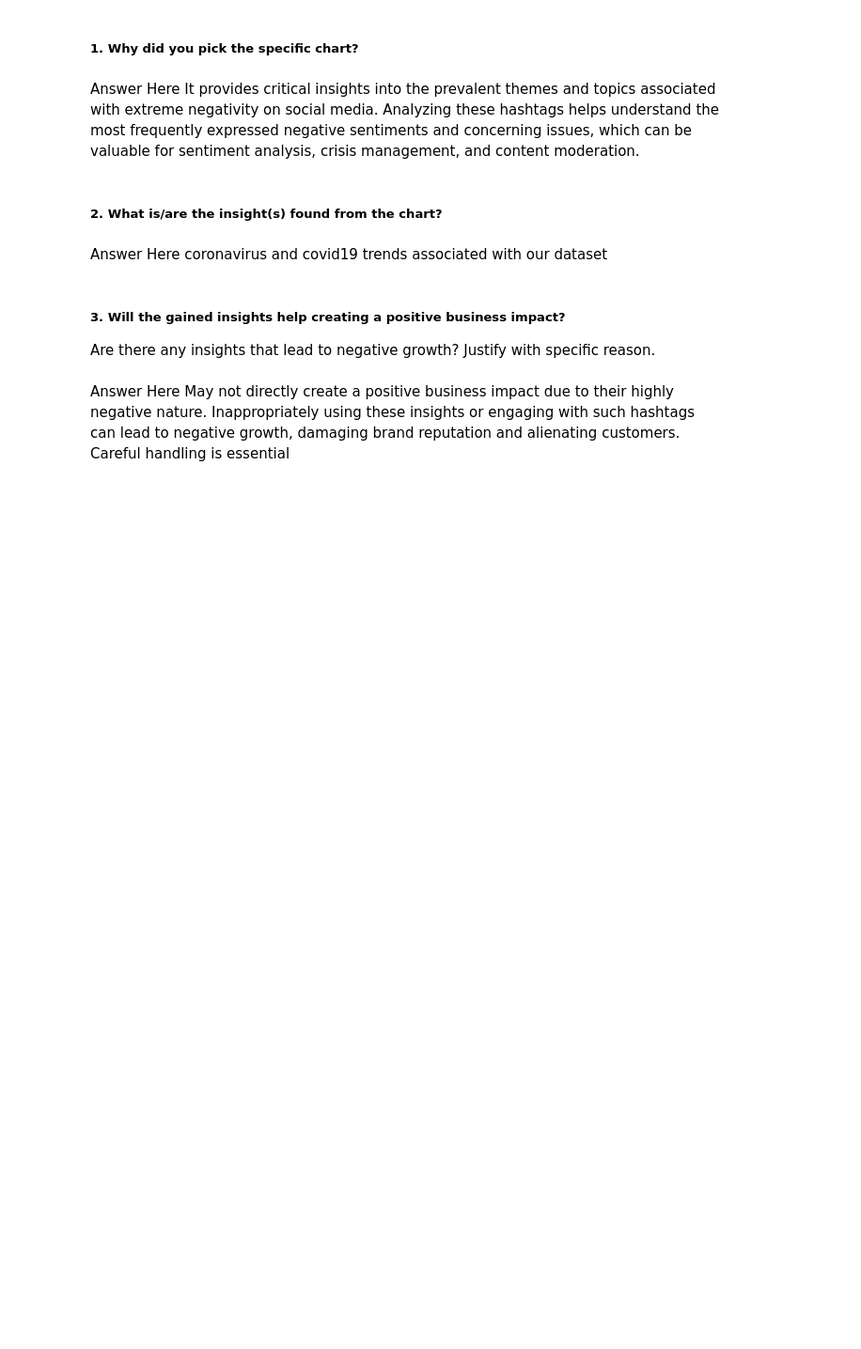
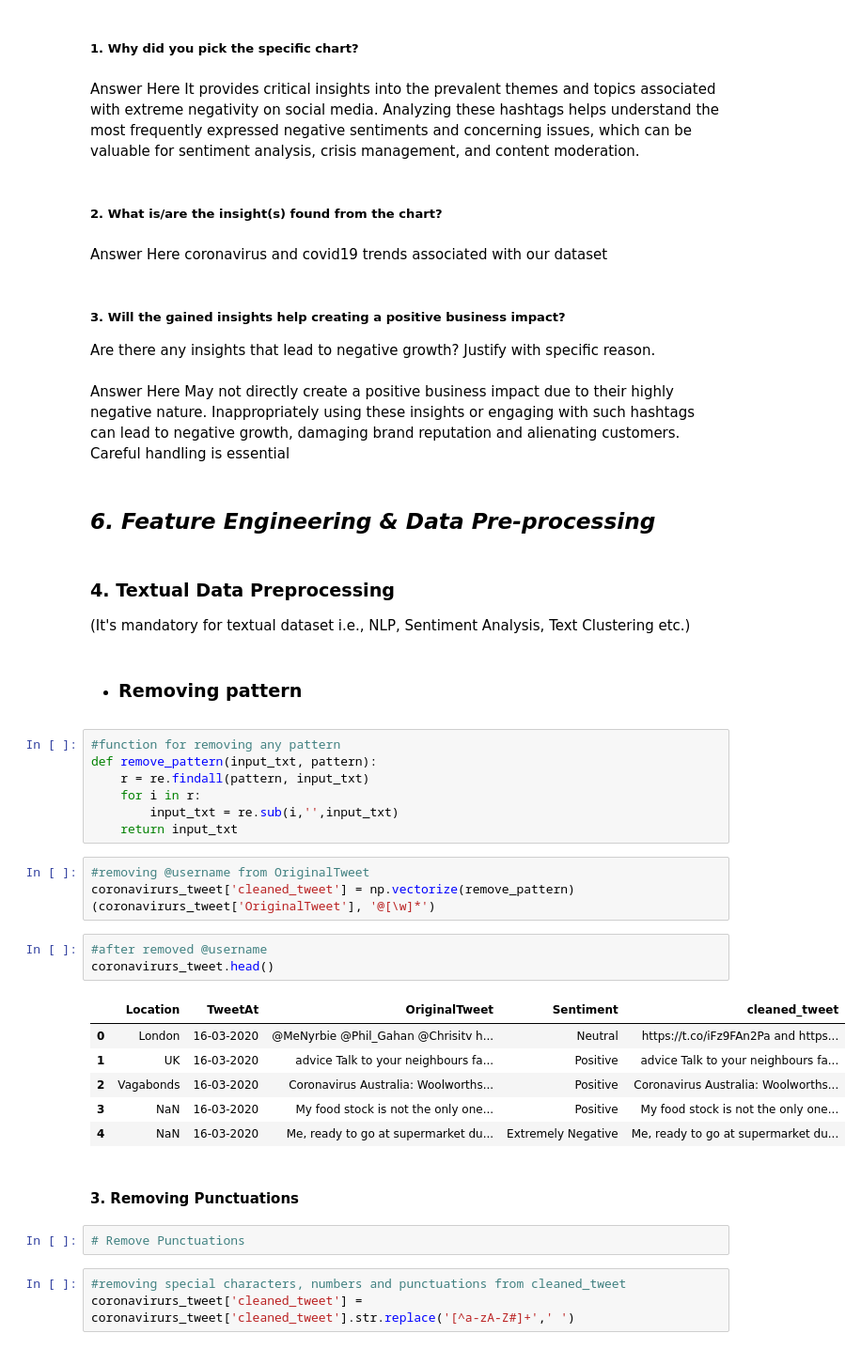
Before and after one commit to rins3005/Coronavirus_Tweet_Sentiment_Analysis_Capstone_Project, a Jupyter notebook: Rina_Patel_Coronavirus_Tweet_Sentiment_Analysis_Capstone_Project.ipynb, the cells around one changed output. Shown at 94% size. Cells and saved outputs as stored; diff of their text form; blank space fills up the shorter version.

```diff
--- a/Rina_Patel_Coronavirus_Tweet_Sentiment_Analysis_Capstone_Project.ipynb
+++ b/Rina_Patel_Coronavirus_Tweet_Sentiment_Analysis_Capstone_Project.ipynb
@@ -1051,3 +1051,37 @@ Are there any insights that lead to negative growth? Justify with specific reaso
 # %% [markdown]
 Answer Here
 May not directly create a positive business impact due to their highly negative nature. Inappropriately using these insights or engaging with such hashtags can lead to negative growth, damaging brand reputation and alienating customers. Careful handling is essential
+# %% [markdown]
+## ***6. Feature Engineering & Data Pre-processing***
+# %% [markdown]
+### 4. Textual Data Preprocessing
+(It's mandatory for textual dataset i.e., NLP, Sentiment Analysis, Text Clustering etc.)
+# %% [markdown]
+*  ### **Removing pattern**
+# %%
+#function for removing any pattern
+def remove_pattern(input_txt, pattern):
+    r = re.findall(pattern, input_txt)
+    for i in r:
+        input_txt = re.sub(i,'',input_txt)
+    return input_txt
+# %%
+#removing @username from OriginalTweet
+coronavirurs_tweet['cleaned_tweet'] = np.vectorize(remove_pattern)(coronavirurs_tweet['OriginalTweet'], '@[\w]*')
+# %%
+#after removed @username
+coronavirurs_tweet.head()
+# %% [output]
+|  | Location | TweetAt | OriginalTweet | Sentiment | cleaned_tweet |
+| 0 | London | 16-03-2020 | @MeNyrbie @Phil_Gahan @Chrisitv h... | Neutral | https://t.co/iFz9FAn2Pa and https... |
+| 1 | UK | 16-03-2020 | advice Talk to your neighbours fa... | Positive | advice Talk to your neighbours fa... |
+| 2 | Vagabonds | 16-03-2020 | Coronavirus Australia: Woolworths... | Positive | Coronavirus Australia: Woolworths... |
+| 3 | NaN | 16-03-2020 | My food stock is not the only one... | Positive | My food stock is not the only one... |
+| 4 | NaN | 16-03-2020 | Me, ready to go at supermarket du... | Extremely Negative | Me, ready to go at supermarket du... |
+# %% [markdown]
+#### 3. Removing Punctuations
+# %%
+# Remove Punctuations
+# %%
+#removing special characters, numbers and punctuations from cleaned_tweet
+coronavirurs_tweet['cleaned_tweet'] = coronavirurs_tweet['cleaned_tweet'].str.replace('[^a-zA-Z#]+',' ')
```
Also changed, not shown: parts of 48 cells of this notebook.
